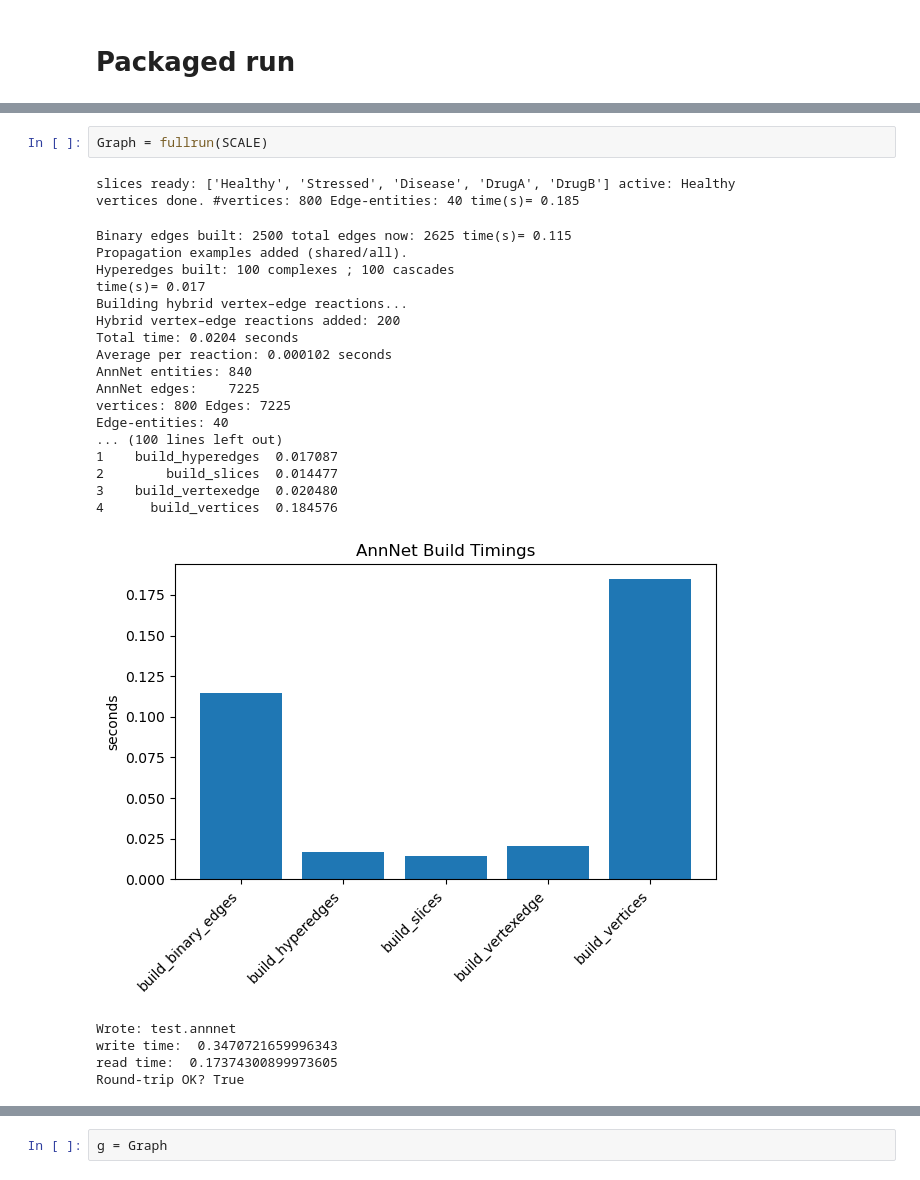
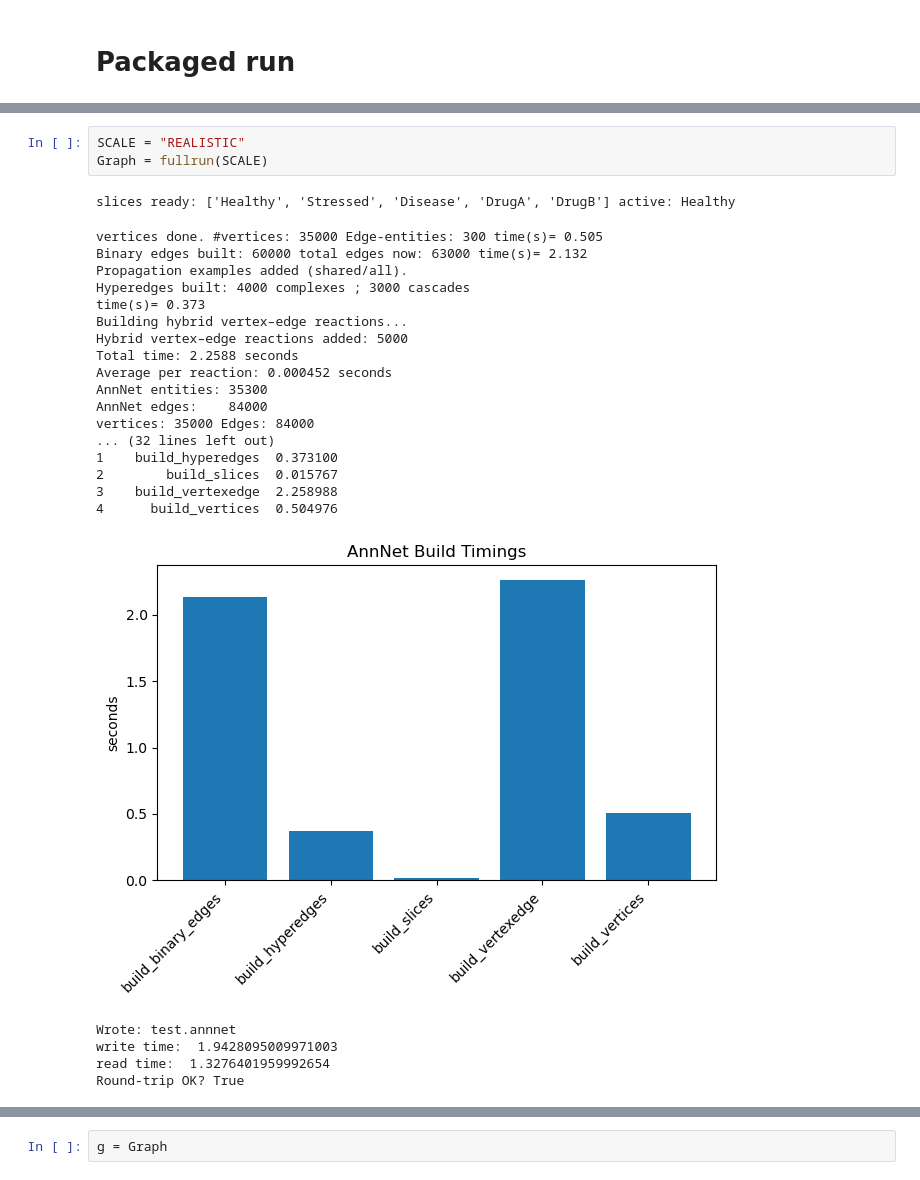
Before and after one commit to saezlab/annnet, a Jupyter notebook: notebooks/stress_notebook.ipynb, the cells around one changed output, grey strips where cells are left out. Cells and saved outputs as stored; diff of their text form.

```diff
--- a/notebooks/stress_notebook.ipynb
+++ b/notebooks/stress_notebook.ipynb
@@ -1349,28 +1349,28 @@ def fullrun(SCALE = "MID"):
 # %%
+SCALE = "REALISTIC"
 Graph = fullrun(SCALE)
 # %% [output]
 slices ready: ['Healthy', 'Stressed', 'Disease', 'DrugA', 'DrugB'] active: Healthy
-vertices done. #vertices: 800 Edge-entities: 40 time(s)= 0.185
-Binary edges built: 2500 total edges now: 2625 time(s)= 0.115
+vertices done. #vertices: 35000 Edge-entities: 300 time(s)= 0.505
+Binary edges built: 60000 total edges now: 63000 time(s)= 2.132
 Propagation examples added (shared/all).
-Hyperedges built: 100 complexes ; 100 cascades
-time(s)= 0.017
+Hyperedges built: 4000 complexes ; 3000 cascades
+time(s)= 0.373
 Building hybrid vertex–edge reactions...
-Hybrid vertex–edge reactions added: 200
-Total time: 0.0204 seconds
-Average per reaction: 0.000102 seconds
-AnnNet entities: 840
-AnnNet edges:    7225
-vertices: 800 Edges: 7225
-Edge-entities: 40
-... (100 lines left out)
-1    build_hyperedges  0.017087
-2        build_slices  0.014477
-3    build_vertexedge  0.020480
-4      build_vertices  0.184576
+Hybrid vertex–edge reactions added: 5000
+Total time: 2.2588 seconds
+Average per reaction: 0.000452 seconds
+AnnNet entities: 35300
+AnnNet edges:    84000
+vertices: 35000 Edges: 84000
+... (32 lines left out)
+1    build_hyperedges  0.373100
+2        build_slices  0.015767
+3    build_vertexedge  2.258988
+4      build_vertices  0.504976
-[figure, old version]
+[figure, new version]
 Wrote: test.annnet
-write time:  0.3470721659996343
-read time:  0.17374300899973605
+write time:  1.9428095009971003
+read time:  1.3276401959992654
 Round-trip OK? True
 # %%
```
Also changed, not shown: parts of 18 cells of this notebook, 3 other files.
